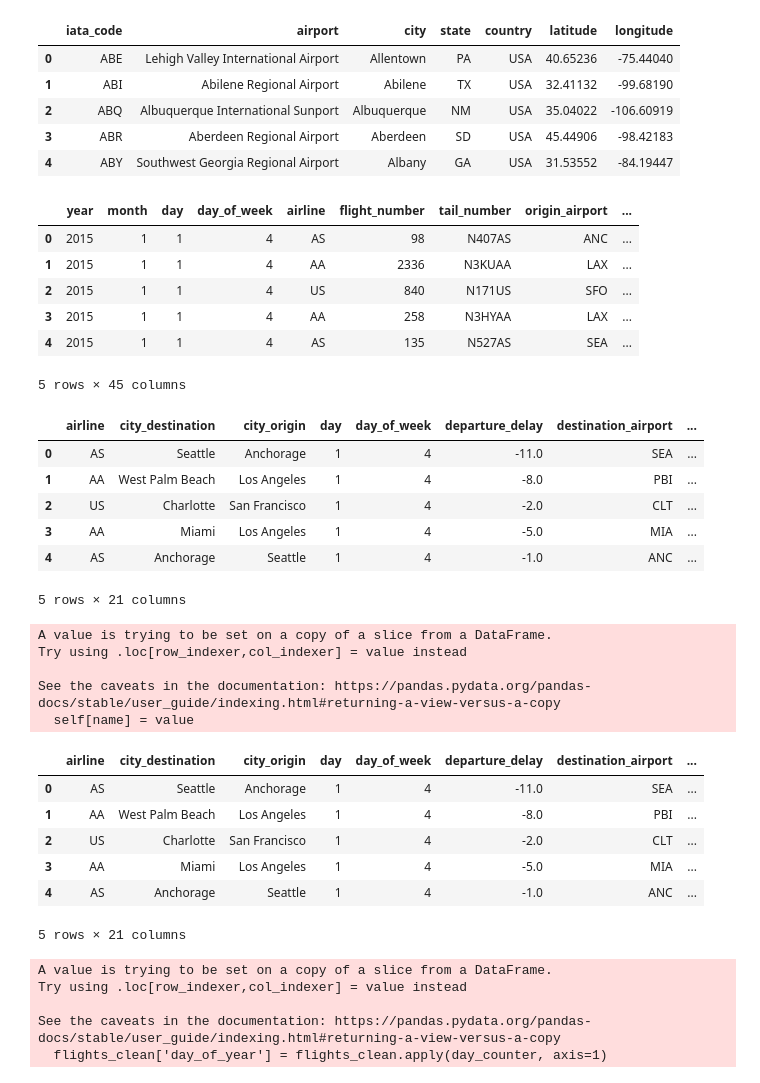
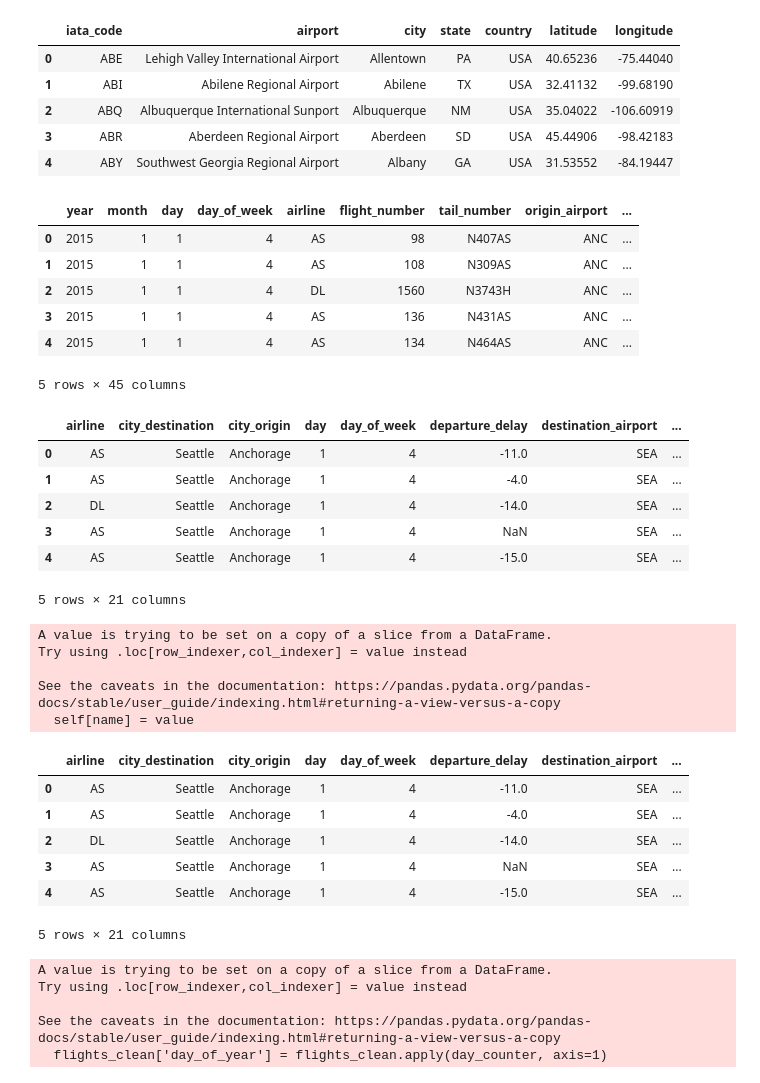
Before and after one commit to bencaterine/ding-ding-ding, a Jupyter notebook: data-cleaning.ipynb, the cells around one changed output. Drawn from its saved outputs; the diff is of its cells as text; code cells hidden in the pictures.

```diff
--- a/data-cleaning.ipynb
+++ b/data-cleaning.ipynb
@@ -17,20 +17,23 @@ flights = pd.read_csv('data/flights.csv')
 # %%
 flights.columns = flights.columns.str.lower()
 
-flights = flights.merge(right=airports, how='left', left_on='origin_airport', right_on='iata_code')
+flights = flights.merge(right=airports, how='inner', left_on='origin_airport', right_on='iata_code')
+
 flights.rename(columns={'latitude': 'origin_latitude', 'longitude': 'origin_longitude'}, inplace=True)
 
-flights = flights.merge(right=airports,
-                        how='left', left_on='destination_airport', right_on='iata_code',
+flights = flights.merge(right=airports, how='inner', left_on='destination_airport', right_on='iata_code',
                         suffixes=('_origin', '_destination'))
+
+flights.rename(columns={'latitude': 'destination_latitude', 'longitude': 'destination_longitude'}, inplace=True)
+
 flights.head()
 # %% [output]
 |  | year | month | day | day_of_week | airline | flight_number | tail_number | origin_airport | ... |
 | 0 | 2015 | 1 | 1 | 4 | AS | 98 | N407AS | ANC | ... |
-| 1 | 2015 | 1 | 1 | 4 | AA | 2336 | N3KUAA | LAX | ... |
-| 2 | 2015 | 1 | 1 | 4 | US | 840 | N171US | SFO | ... |
-| 3 | 2015 | 1 | 1 | 4 | AA | 258 | N3HYAA | LAX | ... |
-| 4 | 2015 | 1 | 1 | 4 | AS | 135 | N527AS | SEA | ... |
+| 1 | 2015 | 1 | 1 | 4 | AS | 108 | N309AS | ANC | ... |
+| 2 | 2015 | 1 | 1 | 4 | DL | 1560 | N3743H | ANC | ... |
+| 3 | 2015 | 1 | 1 | 4 | AS | 136 | N431AS | ANC | ... |
+| 4 | 2015 | 1 | 1 | 4 | AS | 134 | N464AS | ANC | ... |
 5 rows × 45 columns
 # %%
 flights_clean = flights[flights.columns.difference([
@@ -62,10 +65,10 @@ flights_clean.head()
 # %% [output]
 |  | airline | city_destination | city_origin | day | day_of_week | departure_delay | destination_airport | ... |
 | 0 | AS | Seattle | Anchorage | 1 | 4 | -11.0 | SEA | ... |
-| 1 | AA | West Palm Beach | Los Angeles | 1 | 4 | -8.0 | PBI | ... |
-| 2 | US | Charlotte | San Francisco | 1 | 4 | -2.0 | CLT | ... |
-| 3 | AA | Miami | Los Angeles | 1 | 4 | -5.0 | MIA | ... |
-| 4 | AS | Anchorage | Seattle | 1 | 4 | -1.0 | ANC | ... |
+| 1 | AS | Seattle | Anchorage | 1 | 4 | -4.0 | SEA | ... |
+| 2 | DL | Seattle | Anchorage | 1 | 4 | -14.0 | SEA | ... |
+| 3 | AS | Seattle | Anchorage | 1 | 4 | NaN | SEA | ... |
+| 4 | AS | Seattle | Anchorage | 1 | 4 | -15.0 | SEA | ... |
 5 rows × 21 columns
 # %%
 def time_to_minutes(n):
@@ -86,10 +89,10 @@ flights_clean.head()
 # %% [output]
 |  | airline | city_destination | city_origin | day | day_of_week | departure_delay | destination_airport | ... |
 | 0 | AS | Seattle | Anchorage | 1 | 4 | -11.0 | SEA | ... |
-| 1 | AA | West Palm Beach | Los Angeles | 1 | 4 | -8.0 | PBI | ... |
-| 2 | US | Charlotte | San Francisco | 1 | 4 | -2.0 | CLT | ... |
-| 3 | AA | Miami | Los Angeles | 1 | 4 | -5.0 | MIA | ... |
-| 4 | AS | Anchorage | Seattle | 1 | 4 | -1.0 | ANC | ... |
+| 1 | AS | Seattle | Anchorage | 1 | 4 | -4.0 | SEA | ... |
+| 2 | DL | Seattle | Anchorage | 1 | 4 | -14.0 | SEA | ... |
+| 3 | AS | Seattle | Anchorage | 1 | 4 | NaN | SEA | ... |
+| 4 | AS | Seattle | Anchorage | 1 | 4 | -15.0 | SEA | ... |
 5 rows × 21 columns
 # %%
 def day_counter(row):
```
Also changed, not shown: parts of 26 cells of this notebook, 2 other files.
